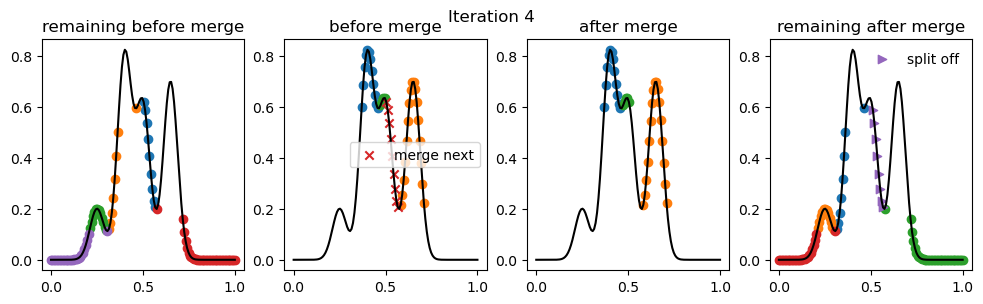
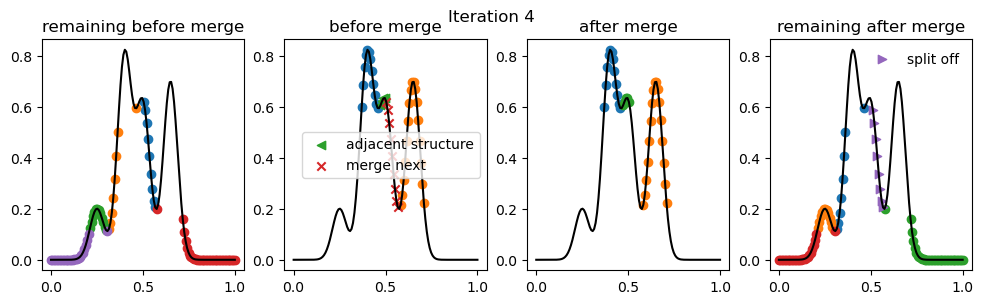
Code edit (unified diff) that turned the first committed figure into the second:
--- before
+++ after
@@ -16,9 +16,4 @@
     fig.suptitle(f"Iteration {iteration}")
 
-    for structure in merged_structures:
-        axs[1].scatter(
-            x[structure._indices.flatten()], data[structure._indices.flatten()]
-        )
-
     for structure in structures:
         axs[0].scatter(
@@ -27,10 +22,4 @@
 
     to_merge = structures.pop(0)
-    axs[1].scatter(
-        x[to_merge._indices.flatten()],
-        data[to_merge._indices.flatten()],
-        label="merge next",
-        marker="x",
-    )
 
     old_structures = []
@@ -44,4 +33,22 @@
     adjacent_structures = d.get_adjacent_structures(
         to_merge, merged_structures, d.index_map
+    )
+    for structure in merged_structures:
+        if structure in adjacent_structures:
+            axs[1].scatter(
+                x[structure._indices.flatten()],
+                data[structure._indices.flatten()],
+                marker="<",
+                label="adjacent structure",
+            )
+        else:
+            axs[1].scatter(
+                x[structure._indices.flatten()], data[structure._indices.flatten()]
+            )
+    axs[1].scatter(
+        x[to_merge._indices.flatten()],
+        data[to_merge._indices.flatten()],
+        label="merge next",
+        marker="x",
     )
 

Commit: Plot adjacent structures